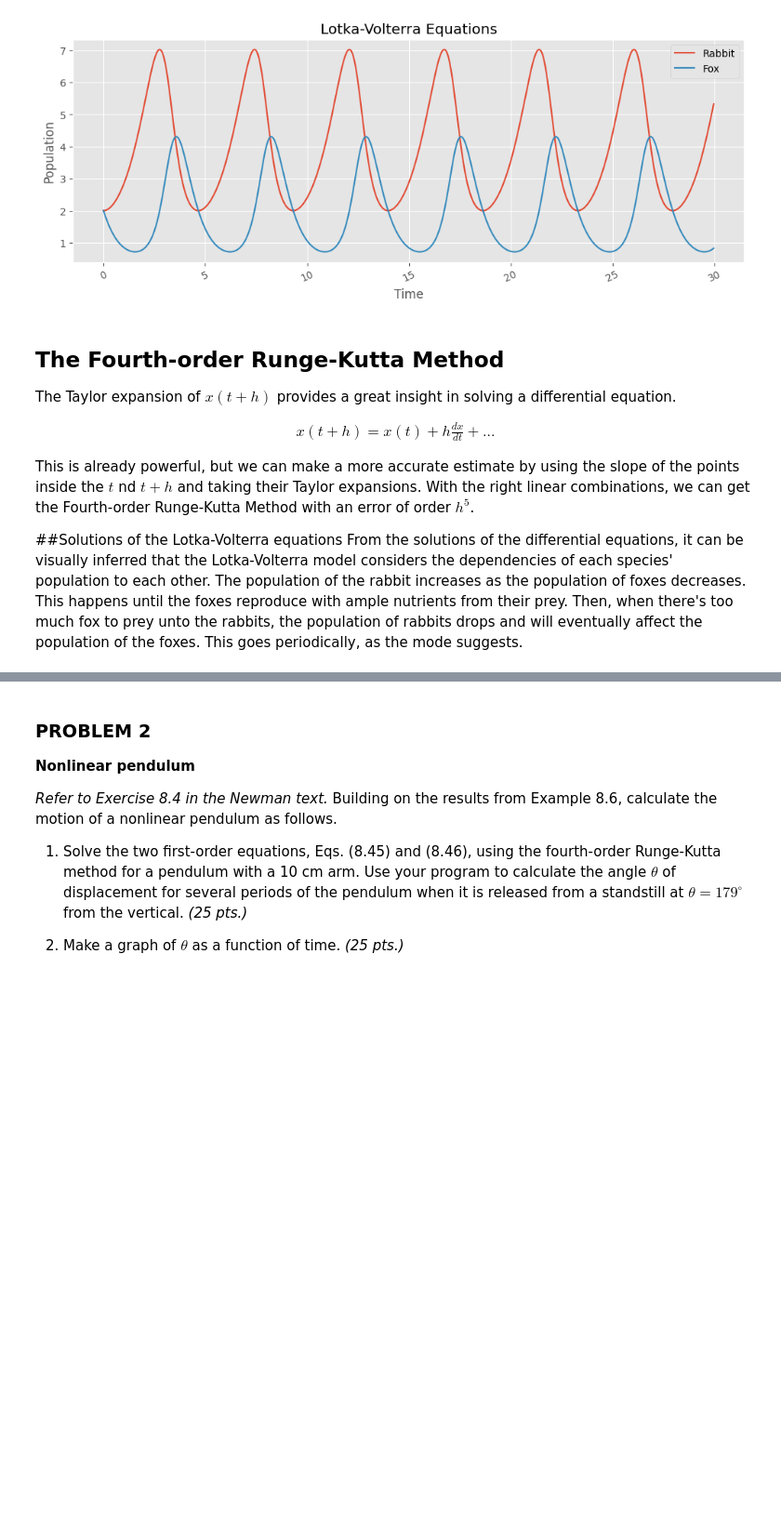
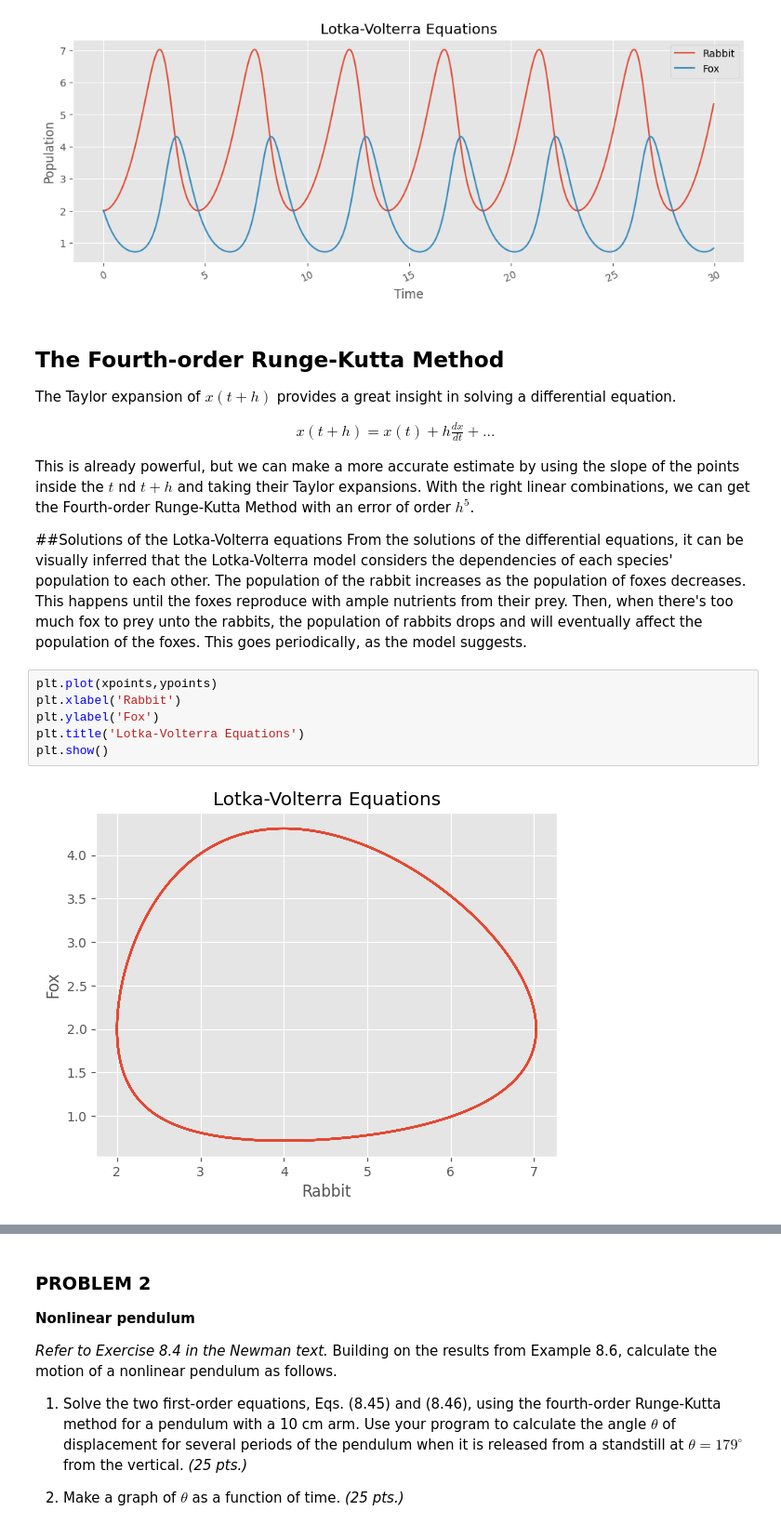
Before and after one commit to jaearao/App-155, a Jupyter notebook: Arao_of_lab_assignment_module4.ipynb, the cells around one changed output, grey strips where cells are left out. Shown at 93% size. Drawn from its saved outputs; the diff is of its cells as text; blank space fills up the shorter version.

```diff
--- a/Arao_of_lab_assignment_module4.ipynb
+++ b/Arao_of_lab_assignment_module4.ipynb
@@ -118,4 +118,12 @@ The Taylor expansion of $x(t+h)$ provides a great insight in solving a different
 This is already powerful, but we can make a more accurate estimate by using the slope of the points inside the $t$ nd $t+h$ and taking their Taylor expansions. With the right linear combinations, we can get the Fourth-order Runge-Kutta Method with an error of order $h^5$.
 
 ##Solutions of the Lotka-Volterra equations
-From the solutions of the differential equations, it can be visually inferred that the Lotka-Volterra model considers the dependencies of each species' population to each other. The population of the rabbit increases as the population of foxes decreases. This happens until the foxes reproduce with ample nutrients from their prey. Then, when there's too much fox to prey unto the rabbits, the population of rabbits drops and will eventually affect the population of the foxes. This goes periodically, as the mode suggests.
+From the solutions of the differential equations, it can be visually inferred that the Lotka-Volterra model considers the dependencies of each species' population to each other. The population of the rabbit increases as the population of foxes decreases. This happens until the foxes reproduce with ample nutrients from their prey. Then, when there's too much fox to prey unto the rabbits, the population of rabbits drops and will eventually affect the population of the foxes. This goes periodically, as the model suggests.
+# %%
+plt.plot(xpoints,ypoints)
+plt.xlabel('Rabbit')
+plt.ylabel('Fox')
+plt.title('Lotka-Volterra Equations')
+plt.show()
+# %% [output]
+[figure, added]
```
Also changed, not shown: parts of 2 cells of this notebook.
